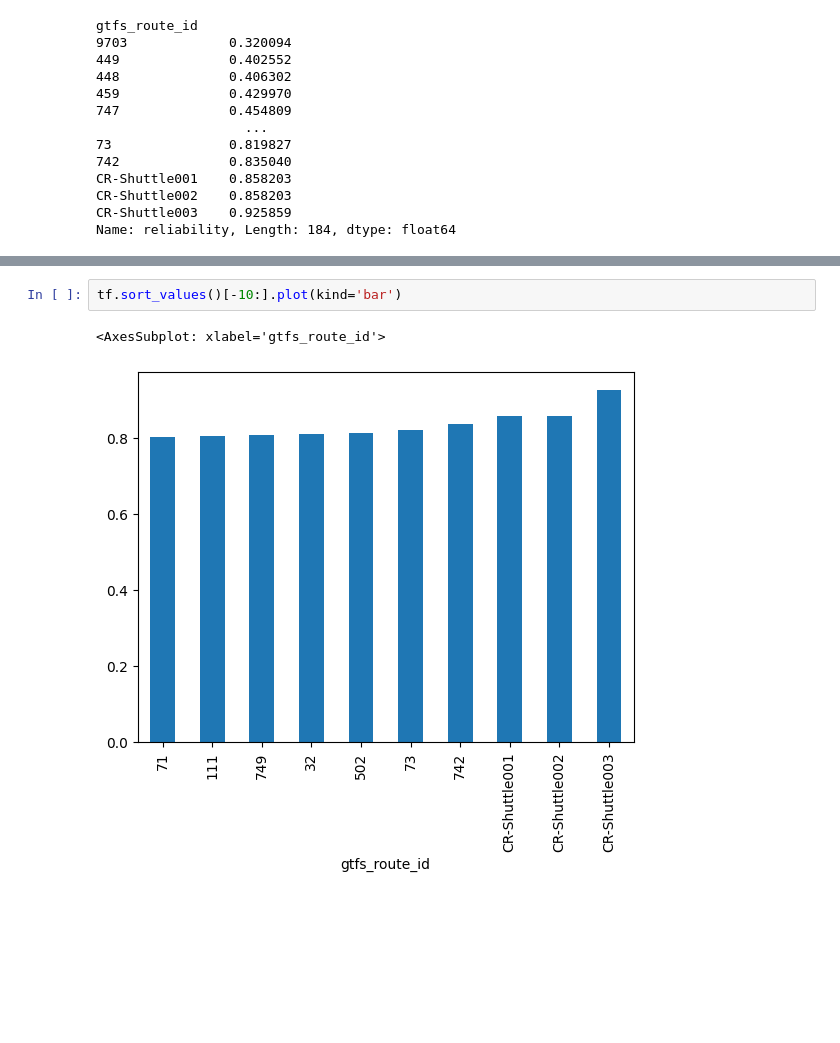
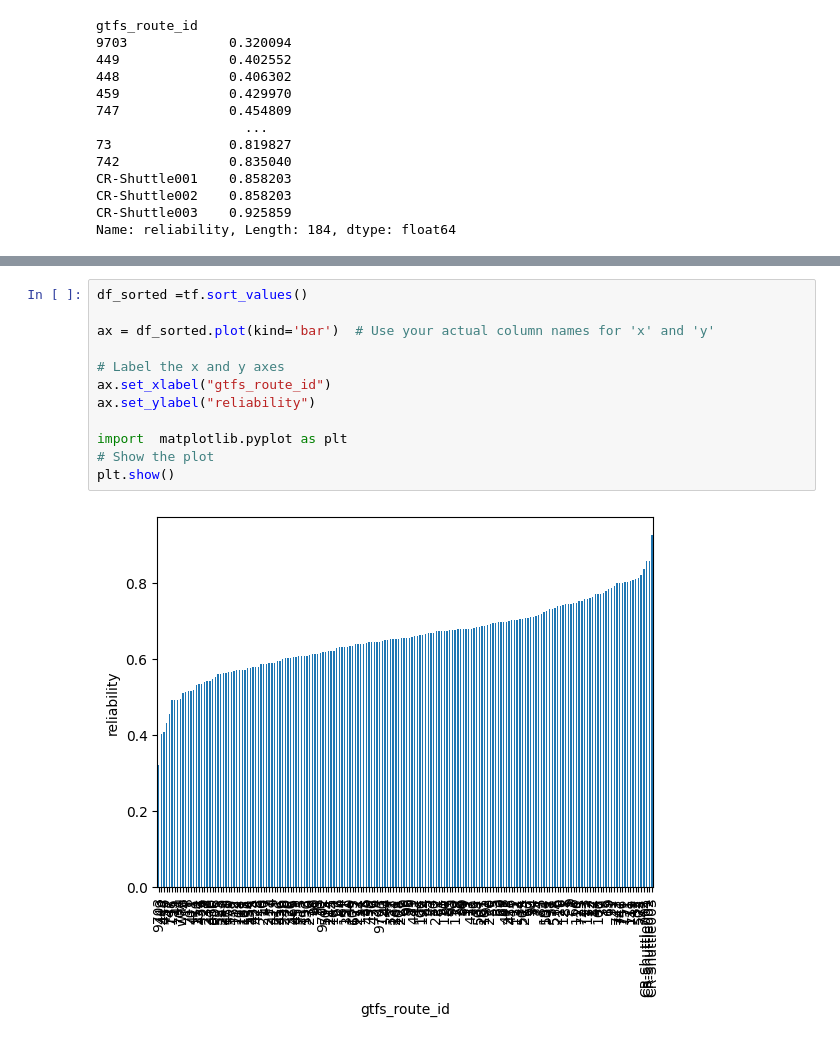
Before and after one commit to BU-Spark/ds-boston-transit-performance, a Jupyter notebook: fa23-team-d/EDA_Notebooks/reliability.ipynb, the cells around one changed output, grey strips where cells are left out. Saved outputs shown, nothing was run; the diff lists cells and outputs as text; blank space fills up the shorter version.

Commit message:
reliability

```diff
--- a/fa23-team-d/EDA_Notebooks/reliability.ipynb
+++ b/fa23-team-d/EDA_Notebooks/reliability.ipynb
@@ -65,5 +55,14 @@ tf.sort_values().plot(kind='bar')
-# %%
-tf.sort_values()[-10:].plot(kind='bar')
-# %% [output]
-<AxesSubplot: xlabel='gtfs_route_id'>
-[figure, removed]
+# %%
+df_sorted =tf.sort_values()
+
+ax = df_sorted.plot(kind='bar')  # Use your actual column names for 'x' and 'y'
+
+# Label the x and y axes
+ax.set_xlabel("gtfs_route_id")
+ax.set_ylabel("reliability")
+
+import  matplotlib.pyplot as plt
+# Show the plot
+plt.show()
+# %% [output]
+[figure, added]
```
Also changed, not shown: parts of 4 cells of this notebook, 1 other file.
